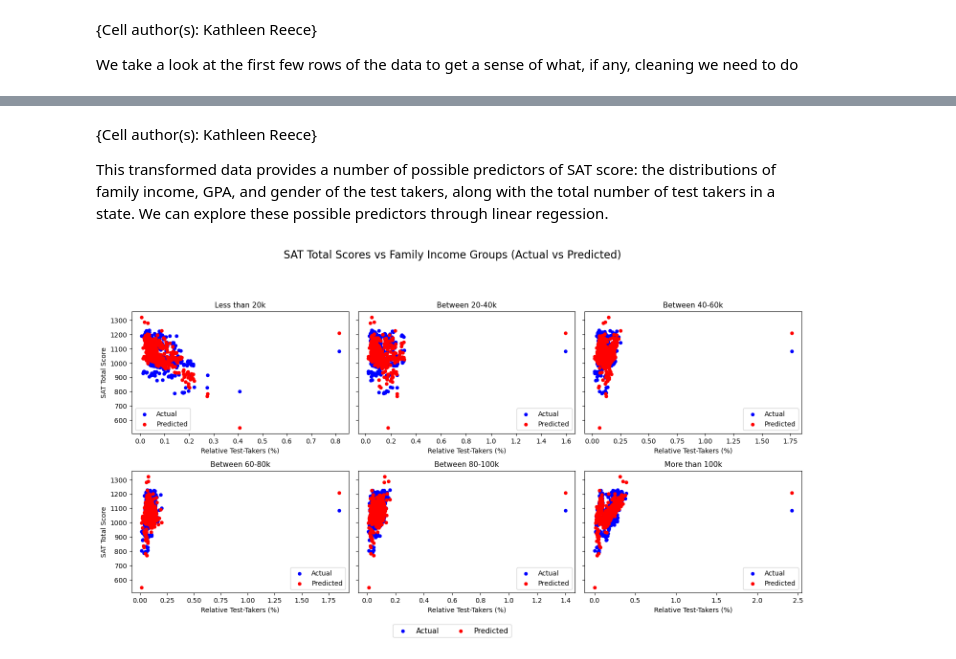
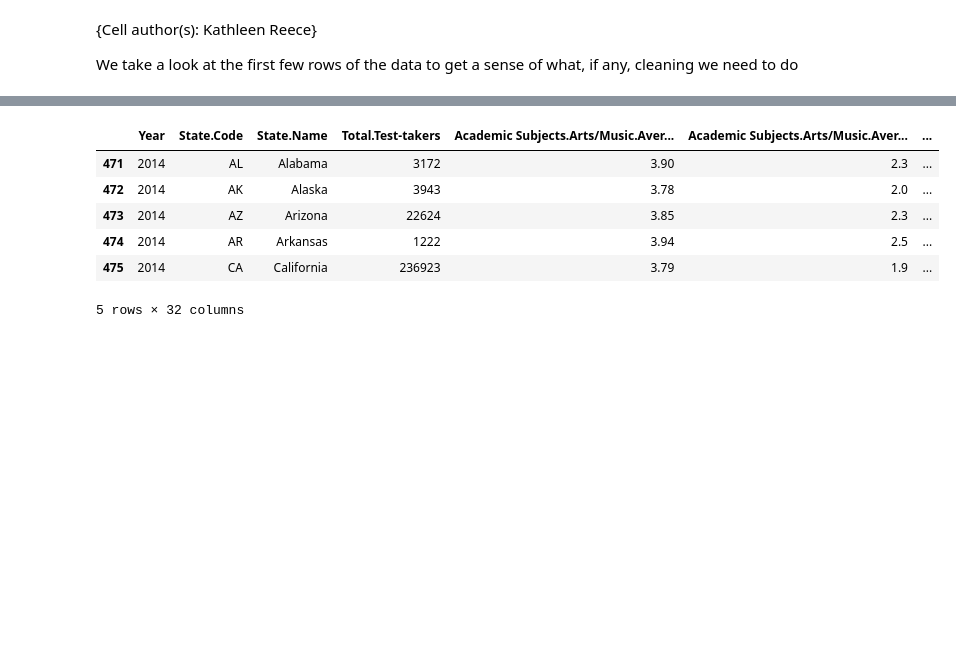
Before and after one commit to Cheyenne232025S/CMDA-3654-Project, a Jupyter notebook: notebooks/Project2.ipynb, the cells around one changed output, grey strips where cells are left out. Cells and saved outputs as stored; diff of their text form; code cells hidden in the pictures; blank space fills up the shorter version.

```diff
--- a/notebooks/Project2.ipynb
+++ b/notebooks/Project2.ipynb
@@ -149,64 +69,14 @@ dtype: object
-# %% [markdown]
-{Cell author(s): Kathleen Reece}
-
-This transformed data provides a number of possible predictors of SAT score: the distributions of family income, GPA, and gender of the test takers, along with the total number of test takers in a state. We can explore these possible predictors through linear regession.
-# %%
-from sklearn.linear_model import LinearRegression
-import matplotlib
-import matplotlib.pyplot as plt
-
-total_sat_data = total_sat_data.rename(columns={"Total.Overall": "total_overall"})
-income_dist = total_sat_data[["Family Income.Less than 20k.Relative-test-takers", "Family Income.Between 20-40k.Relative-test-takers",
-                "Family Income.Between 40-60k.Relative-test-takers", "Family Income.Between 60-80k.Relative-test-takers",
-               "Family Income.Between 80-100k.Relative-test-takers", "Family Income.More than 100k.Relative-test-takers"]]
-score_series = total_sat_data.total_overall
-income_scores_model = LinearRegression().fit(income_dist, score_series)
-total_sat_data["Predicted_Scores_by_Income"] = income_scores_model.predict(income_dist)
-#ax = total_sat_data.plot.scatter(x='Family Income.Less than 20k.Relative-test-takers', y='total_overall', color='blue', label='Actual')
-#total_sat_data.plot.scatter(x='Family Income.Less than 20k.Relative-test-takers', y='Predicted_Scores_by_Income', ax=ax, color='red', label='Predicted')
-x_axes = [
-    "Family Income.Less than 20k.Relative-test-takers",
-    "Family Income.Between 20-40k.Relative-test-takers",
-    "Family Income.Between 40-60k.Relative-test-takers",
-    "Family Income.Between 60-80k.Relative-test-takers",
-    "Family Income.Between 80-100k.Relative-test-takers",
-    "Family Income.More than 100k.Relative-test-takers"
-]
-
-# Create a 2x3 grid with shared y-axis
-fig, axes = plt.subplots(2, 3, figsize=(15, 8), sharey=True)
-axes = axes.flatten()
-
-# Plot each subplot
-for i, x_col in enumerate(x_axes):
-    ax = axes[i]
-    total_sat_data.plot.scatter(
-        x=x_col, y="total_overall", color="blue", label="Actual", ax=ax
-    )
-    total_sat_data.plot.scatter(
-        x=x_col, y="Predicted_Scores_by_Income", color="red", label="Predicted", ax=ax
-    )
-
-    # Format titles/labels
-    ax.set_title(
-        x_col.replace("Family Income.", "").replace(".Relative-test-takers", ""),
-        fontsize=11
-    )
-    ax.set_xlabel("Relative Test-Takers (%)")
-    if i % 3 == 0:  # only first column gets y-label
-        ax.set_ylabel("SAT Total Score")
-    else:
-        ax.set_ylabel("")
-
-# Add one shared legend (using handles/labels from the first axis)
-handles, labels = axes[0].get_legend_handles_labels()
-fig.legend(handles, labels, loc="lower center", ncol=2, fontsize=11)
-
-# Add a main title
-fig.suptitle("SAT Total Scores vs Family Income Groups (Actual vs Predicted)", fontsize=16, y=1.02)
-
-# Adjust layout
-plt.tight_layout(rect=[0, 0.05, 1, 0.95])  # leave space at bottom for legend
-plt.show()
-# %% [output]
-[figure, removed]
+# %%
+sat_data_2014 = sat_data.loc[sat_data["Year"] == 2014, :].iloc[:, [0, 1, 2, 3, 4, 5, 6, 7, 8, 9, 10, 11, 12, 13, 14, 15, 16, 17, 19, 22,
+                                                                   25, 28, 31, 34, 37, 40, 43, 46, 49, 52, 55, 58, 61]].copy()
+sat_data_2014["Total_Overall_Score"] = sat_data_2014["Total.Math"] + sat_data_2014["Total.Verbal"]
+sat_data_2014 = sat_data_2014.drop(columns = ["Total.Math", "Total.Verbal"])
+sat_data_2014.head()
+# %% [output]
+|  | Year | State.Code | State.Name | Total.Test-takers | Academic Subjects.Arts/Music.Aver... | Academic Subjects.Arts/Music.Aver... | ... |
+| 471 | 2014 | AL | Alabama | 3172 | 3.90 | 2.3 | ... |
+| 472 | 2014 | AK | Alaska | 3943 | 3.78 | 2.0 | ... |
+| 473 | 2014 | AZ | Arizona | 22624 | 3.85 | 2.3 | ... |
+| 474 | 2014 | AR | Arkansas | 1222 | 3.94 | 2.5 | ... |
+| 475 | 2014 | CA | California | 236923 | 3.79 | 1.9 | ... |
+5 rows × 32 columns
```
Also changed, not shown: parts of 23 cells of this notebook, 1 other file.
